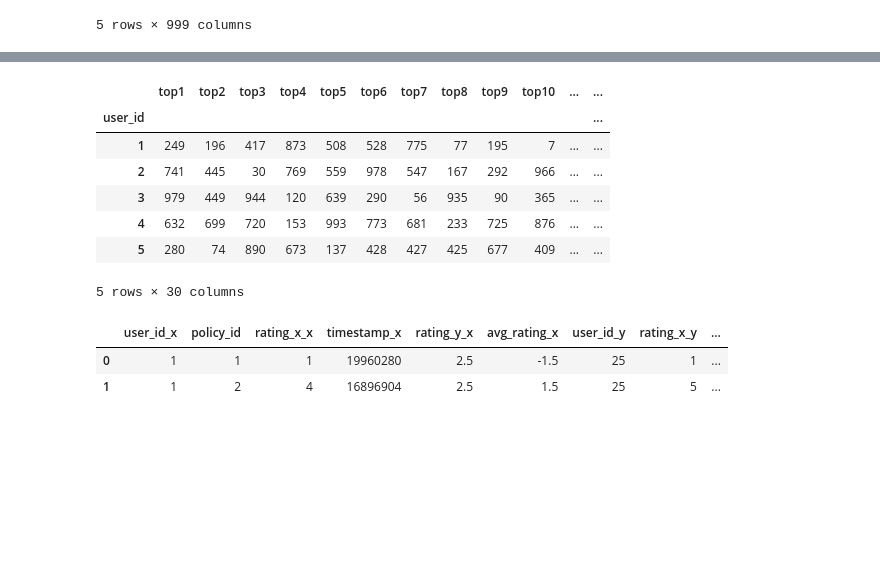
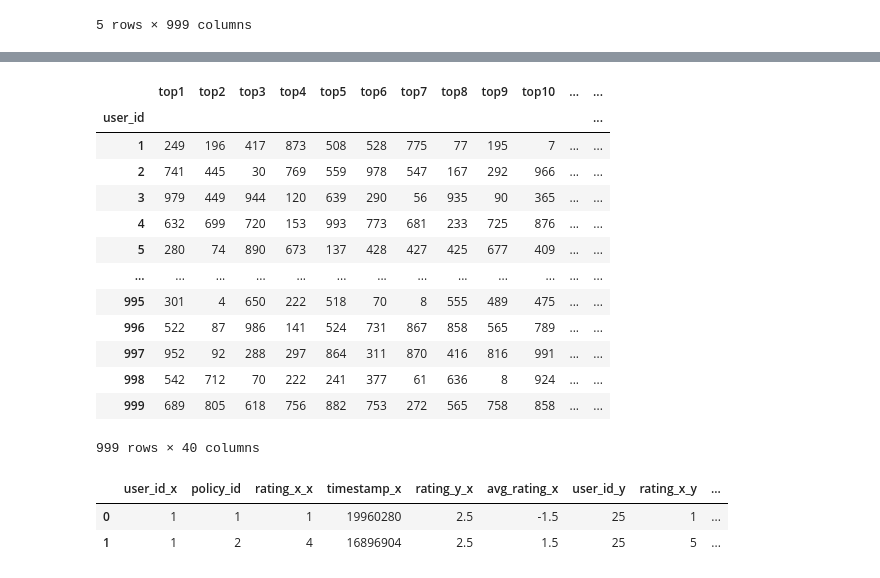
Before and after one commit to erickeagle/ReSys-policy, a Jupyter notebook: policy_recommendation.ipynb, the cells around one changed output, grey strips where cells are left out. Cells and saved outputs as stored; diff of their text form; code cells hidden in the pictures; blank space fills up the shorter version.

```diff
--- a/policy_recommendation.ipynb
+++ b/policy_recommendation.ipynb
@@ -172,16 +222,23 @@ sim_user_30_u.head()
 # %%
-# top 30 neighbours for each user
-sim_user_30_m = find_n_neighbours(similarity_with_policy,30)
-sim_user_30_m.head()
+#now going to use knearest neighbours to find out
+# top 30 neighbours for each policy
+sim_user_40_m = find_n_neighbours(similarity_with_policy,40)
+sim_user_40_m
 # %% [output]
 |  | top1 | top2 | top3 | top4 | top5 | top6 | top7 | top8 | top9 | top10 | ... | ... |
 | user_id |  |  |  |  |  |  |  |  |  |  |  | ... |
 | 1 | 249 | 196 | 417 | 873 | 508 | 528 | 775 | 77 | 195 | 7 | ... | ... |
 | 2 | 741 | 445 | 30 | 769 | 559 | 978 | 547 | 167 | 292 | 966 | ... | ... |
 | 3 | 979 | 449 | 944 | 120 | 639 | 290 | 56 | 935 | 90 | 365 | ... | ... |
 | 4 | 632 | 699 | 720 | 153 | 993 | 773 | 681 | 233 | 725 | 876 | ... | ... |
 | 5 | 280 | 74 | 890 | 673 | 137 | 428 | 427 | 425 | 677 | 409 | ... | ... |
+| ... | ... | ... | ... | ... | ... | ... | ... | ... | ... | ... | ... | ... |
+| 995 | 301 | 4 | 650 | 222 | 518 | 70 | 8 | 555 | 489 | 475 | ... | ... |
+| 996 | 522 | 87 | 986 | 141 | 524 | 731 | 867 | 858 | 565 | 789 | ... | ... |
+| 997 | 952 | 92 | 288 | 297 | 864 | 311 | 870 | 416 | 816 | 991 | ... | ... |
+| 998 | 542 | 712 | 70 | 222 | 241 | 377 | 61 | 636 | 8 | 924 | ... | ... |
+| 999 | 689 | 805 | 618 | 756 | 882 | 753 | 272 | 565 | 758 | 858 | ... | ... |
-5 rows × 30 columns
+999 rows × 40 columns
 # %%
 
 def get_user_similar_policys( user1, user2 ):
```
Also changed, not shown: parts of 17 cells of this notebook.
